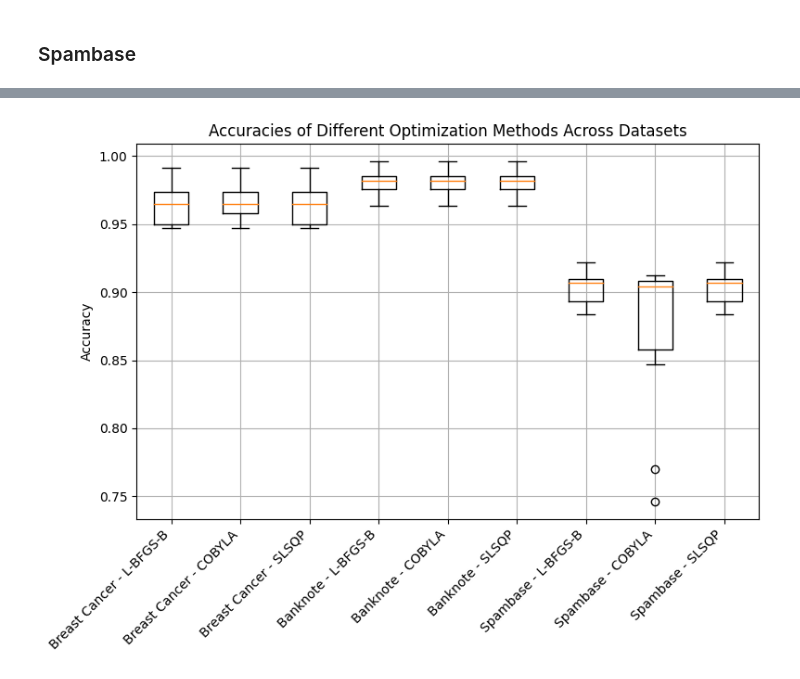
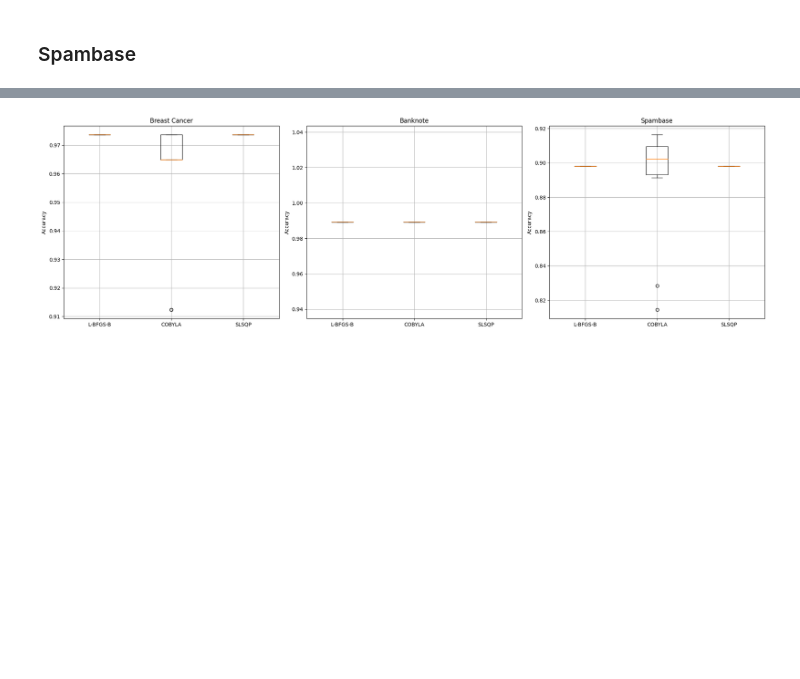
Before and after one commit to zalewskij/Optimization-in-Data-Analysis, a Jupyter notebook: results.ipynb, the cells around one changed output, grey strips where cells are left out. Saved outputs shown, nothing was run; the diff lists cells and outputs as text; code cells hidden in the pictures; blank space fills up the shorter version.

```diff
--- a/results.ipynb
+++ b/results.ipynb
@@ -79,5 +74,5 @@ y = np.vectorize(label_mapping.get)(y)
 # %%
-accuracies_breast_cancer, loss_histories_breast_cancer = run_experiment(methods, X, y)
+accuracies_breast_cancer, loss_histories_breast_cancer, optimal_params = run_experiment(X, y)
 average_accuracies_breast_cancer = {method: np.mean(values) for method, values in accuracies_breast_cancer.items()}
 # %% [markdown]
 ### Banknote Authentication
@@ -96,5 +105,5 @@ y = np.vectorize(label_mapping.get)(y)
 # %%
-accuracies_banknote, loss_histories_banknote = run_experiment(methods, X, y)
+accuracies_banknote, loss_histories_banknote, optimal_params = run_experiment(X, y)
 average_accuracies_banknote = {method: np.mean(values) for method, values in accuracies_banknote.items()}
 # %% [markdown]
 ### Spambase
@@ -110,3 +119,6 @@ X = scaler.transform(X)
 
 label_mapping = {0: -1, 1: 1}
 y = np.vectorize(label_mapping.get)(y)
+# %%
+accuracies, loss_histories, optimal_params = run_experiment(X, y, iter_=1)
+pd.DataFrame(optimal_params)
@@ -113,3 +136,3 @@ y = np.vectorize(label_mapping.get)(y)
 # %%
-accuracies_spambase, loss_histories_spambase = run_experiment(methods, X, y)
+accuracies_spambase, loss_histories_spambase, optimal_params = run_experiment(X, y)
 average_accuracies_spambase = {method: np.mean(values) for method, values in accuracies_spambase.items()}
@@ -142,11 +167,20 @@ pd.DataFrame(all_average_accuracies)
 # %%
-fig, ax = plt.subplots(figsize=(8, 6))
-ax.boxplot(accuracies_data, labels=dataset_names)
-ax.set_title('Accuracies of Different Optimization Methods Across Datasets')
-ax.set_ylabel('Accuracy')
-ax.set_xticklabels(dataset_names, rotation=45, ha='right')
-plt.grid()
+fig, axs = plt.subplots(1, 3, figsize=(20, 6))
+
+for i, (dataset_name, accuracies) in enumerate(all_accuracies.items()):
+    dataset_names = []
+    accuracies_data = []
+
+    for method, acc_list in accuracies.items():
+        dataset_names.append(method)
+        accuracies_data.append(acc_list)
+
+    axs[i].boxplot(accuracies_data, labels=dataset_names)
+    axs[i].set_title(dataset_name)
+    axs[i].set_ylabel('Accuracy')
+    axs[i].grid(True)
+
 plt.tight_layout()
 plt.show()
 # %% [output]
-[figure, old version]
+[figure, new version]
```
Also changed, not shown: parts of 16 cells of this notebook, 2 other files.
